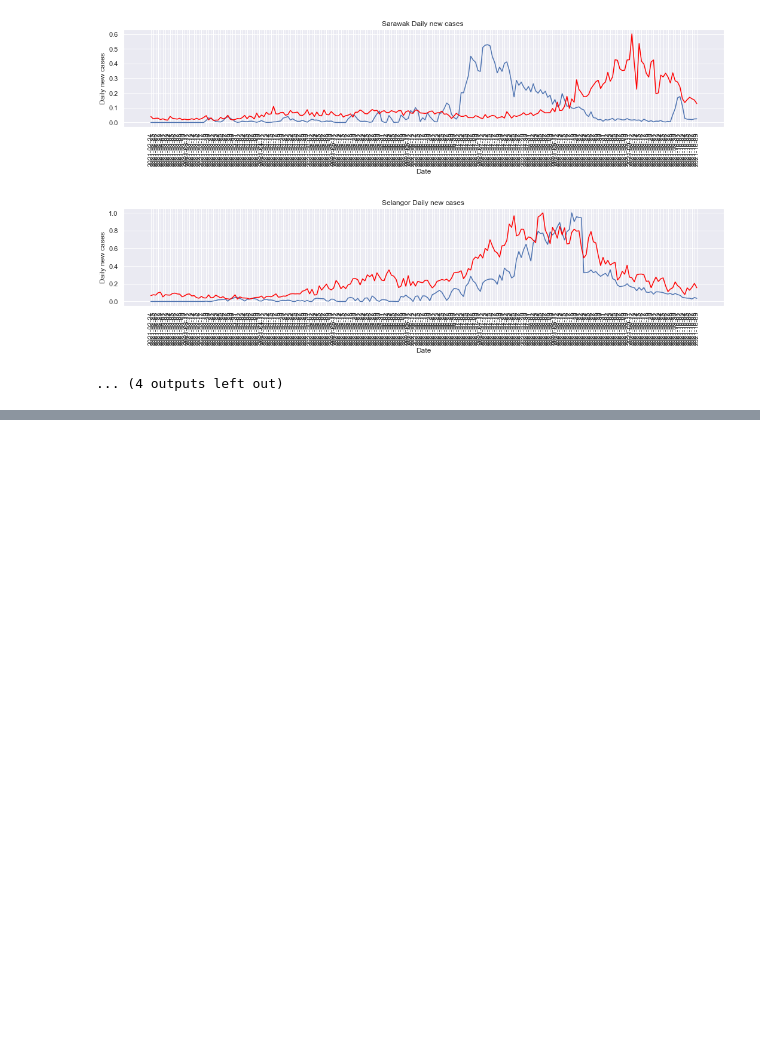
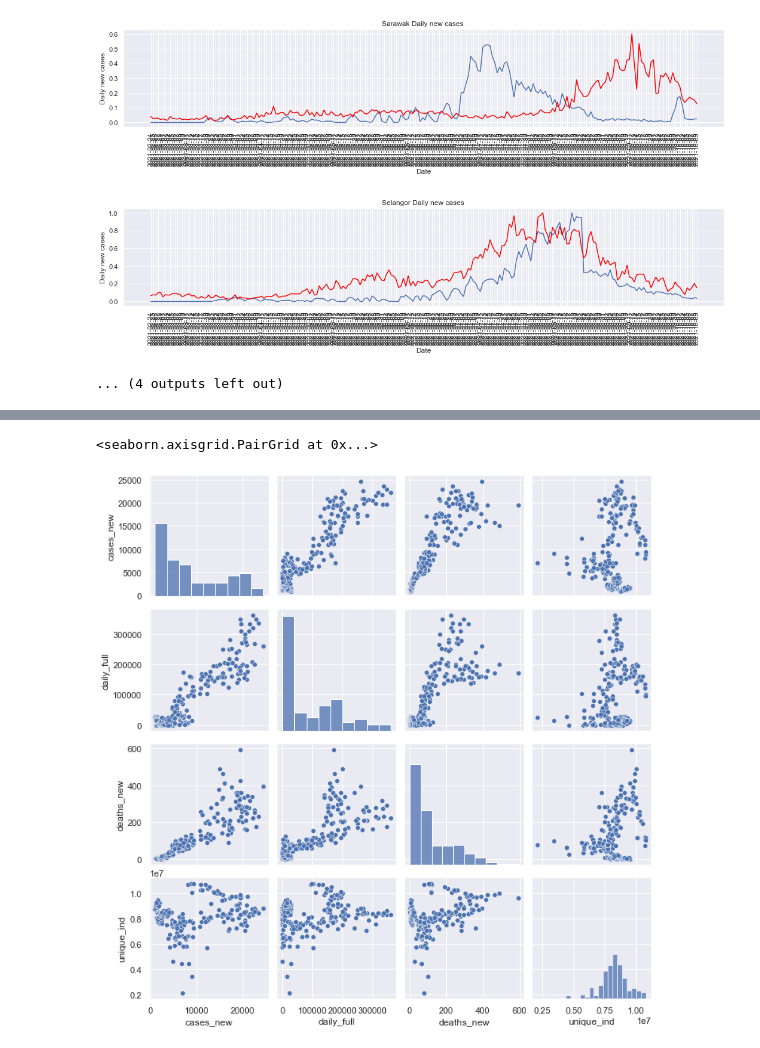
Before and after one commit to sidharrth2002/covid-streamlit-2, a Jupyter notebook: exploration.ipynb, the cells around one changed output, grey strips where cells are left out. Saved outputs shown, nothing was run; the diff lists cells and outputs as text; code cells hidden in the pictures; blank space fills up the shorter version.

```diff
--- a/exploration.ipynb
+++ b/exploration.ipynb
@@ -2141,0 +2177,5 @@ for i in states:
+# %%
+sns.pairplot(cases_testing_deaths_vax_checkins, vars=['cases_new','daily_full','deaths_new','unique_ind'])
+# %% [output]
+<seaborn.axisgrid.PairGrid at 0x...>
+[figure, added]
```
Also changed, not shown: parts of 18 cells of this notebook.
